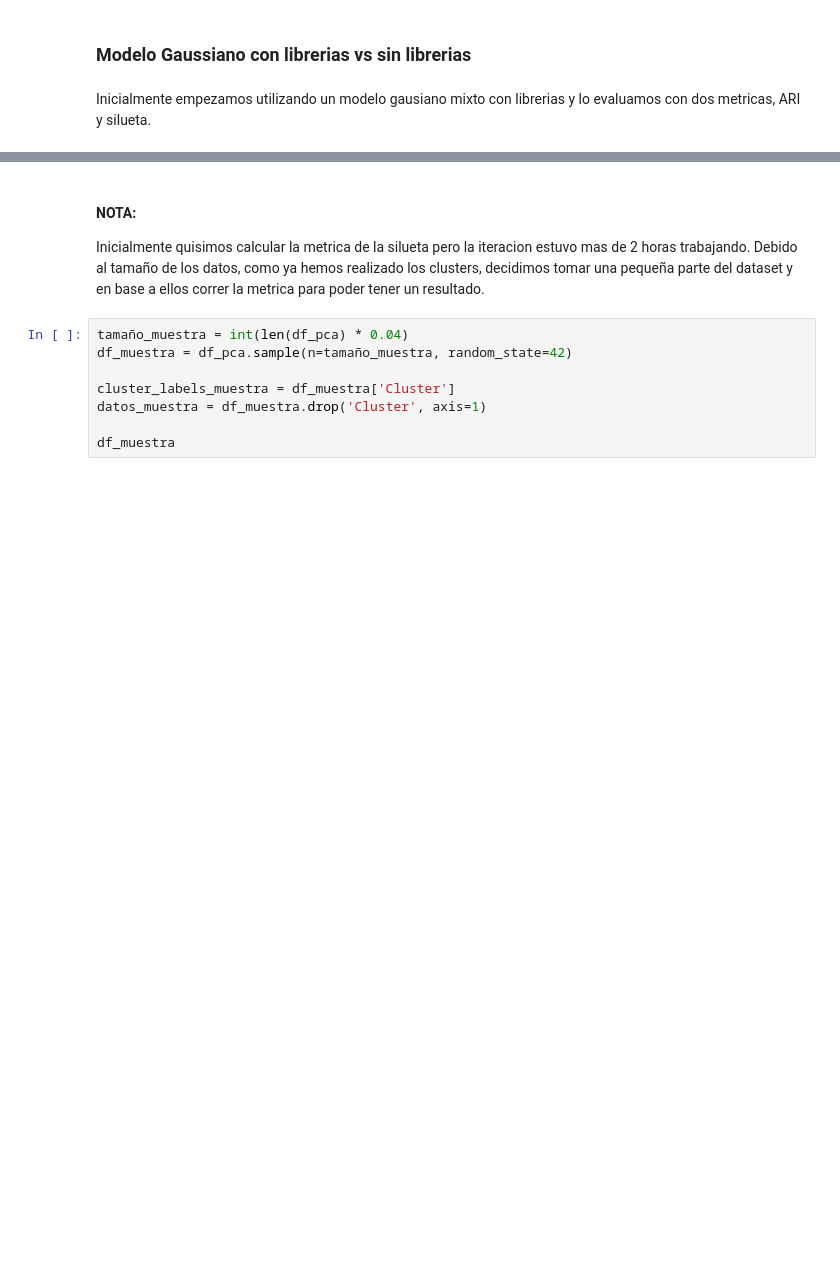
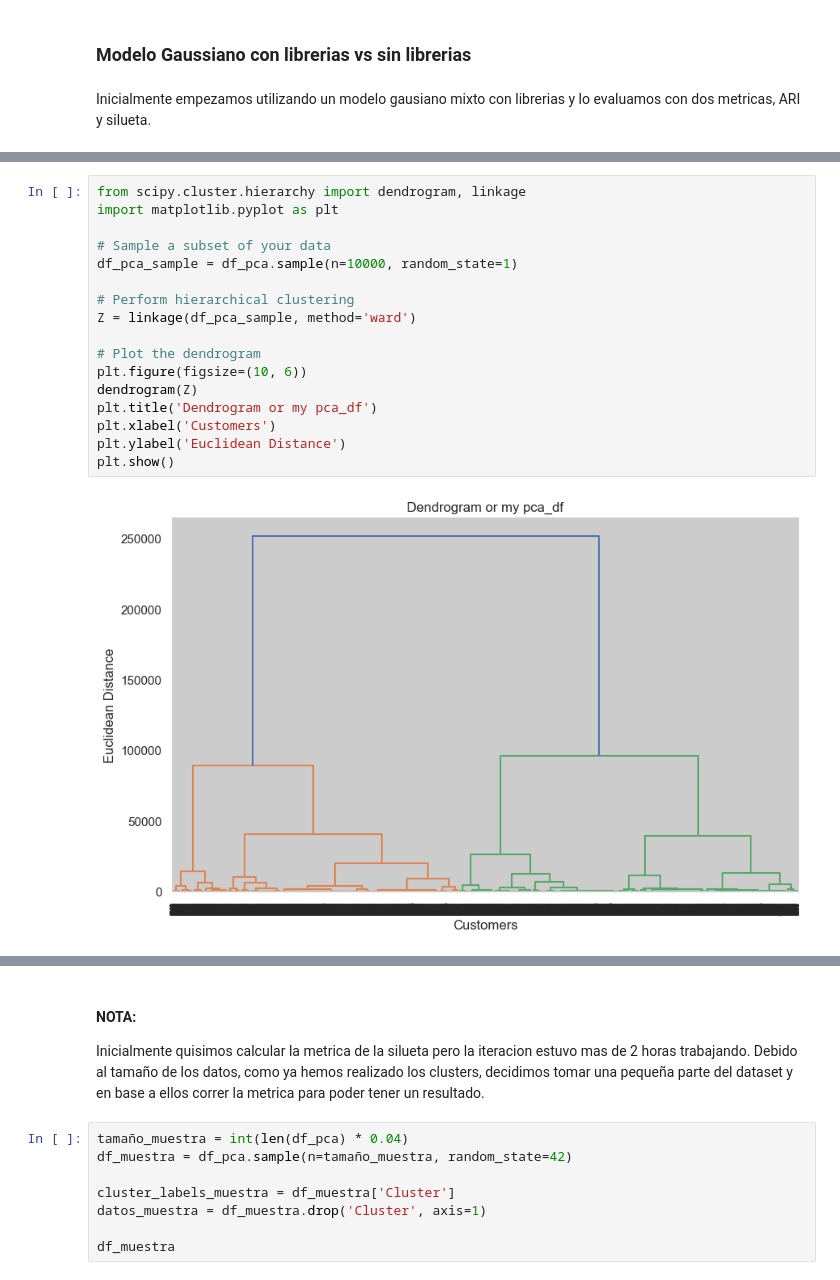
Before and after one commit to AndresQuinto5/IA_LAB4, a Jupyter notebook: Laboratorio4.ipynb, the cells around one changed output, grey strips where cells are left out. Cells and saved outputs as stored; diff of their text form; blank space fills up the shorter version.

```diff
--- a/Laboratorio4.ipynb
+++ b/Laboratorio4.ipynb
@@ -694,0 +704,19 @@ Adjusted Rand Index: 1.0
+# %%
+from scipy.cluster.hierarchy import dendrogram, linkage
+import matplotlib.pyplot as plt
+
+# Sample a subset of your data
+df_pca_sample = df_pca.sample(n=10000, random_state=1)
+
+# Perform hierarchical clustering
+Z = linkage(df_pca_sample, method='ward')
+
+# Plot the dendrogram
+plt.figure(figsize=(10, 6))
+dendrogram(Z)
+plt.title('Dendrogram or my pca_df')
+plt.xlabel('Customers')
+plt.ylabel('Euclidean Distance')
+plt.show()
+# %% [output]
+[figure, added]
```
Also changed, not shown: parts of 14 cells of this notebook.
